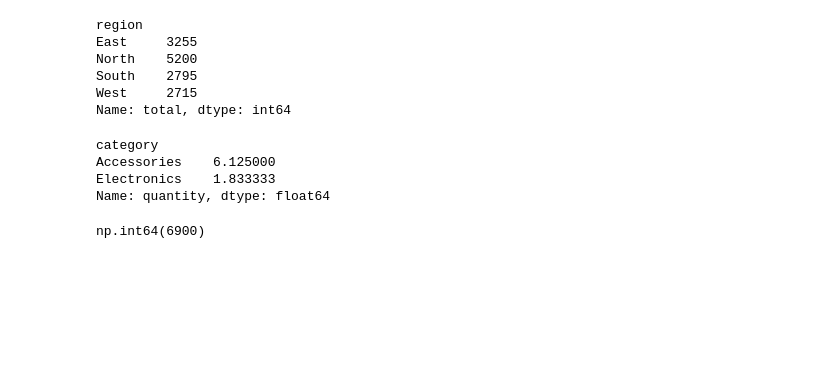
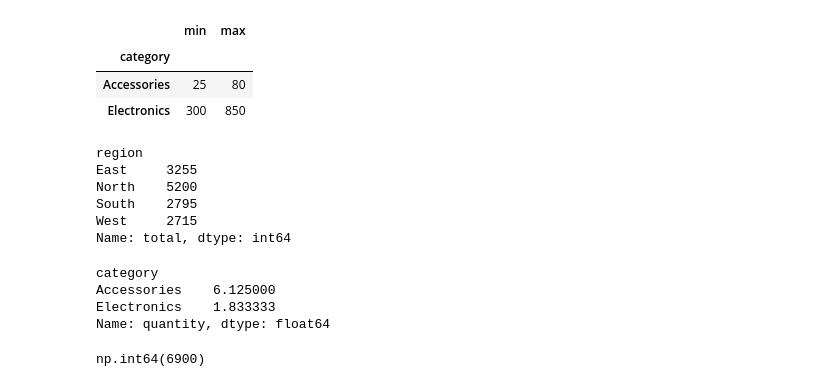
Before and after one commit to ronirgp/pandas-sales-analysis, a Jupyter notebook: notebooks/sales_analysis.ipynb, the cells around one changed output. Cells and saved outputs as stored; diff of their text form; code cells hidden in the pictures; blank space fills up the shorter version.

Commit message:
Add multiple group calculations

```diff
--- a/notebooks/sales_analysis.ipynb
+++ b/notebooks/sales_analysis.ipynb
@@ -2,6 +2,13 @@
 import pandas as pd
 
 df = pd.read_csv(r"C:\Users\Ronal\OneDrive\Desktop\pandas-sales-analysis\data\sales.csv")
+# %%
+df.groupby("category")["price"].agg(["min", "max"])
+# %% [output]
+|  | min | max |
+| category |  |  |
+| Accessories | 25 | 80 |
+| Electronics | 300 | 850 |
 # %%
 df["total"] = df["quantity"] * df["price"]
 df.groupby("region")["total"].sum()
```
Also changed, not shown: 1 other file.
